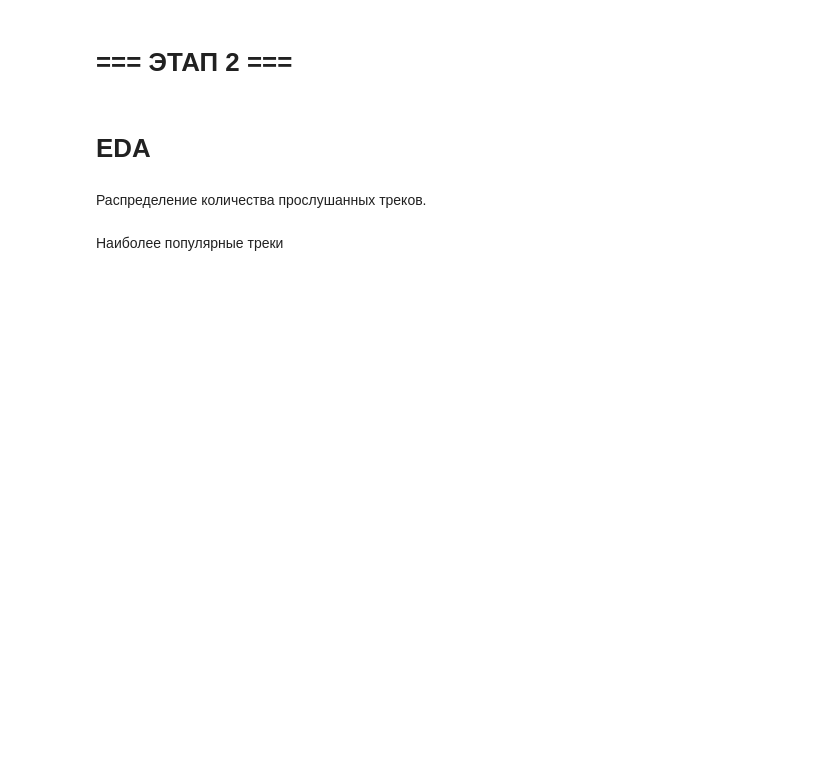
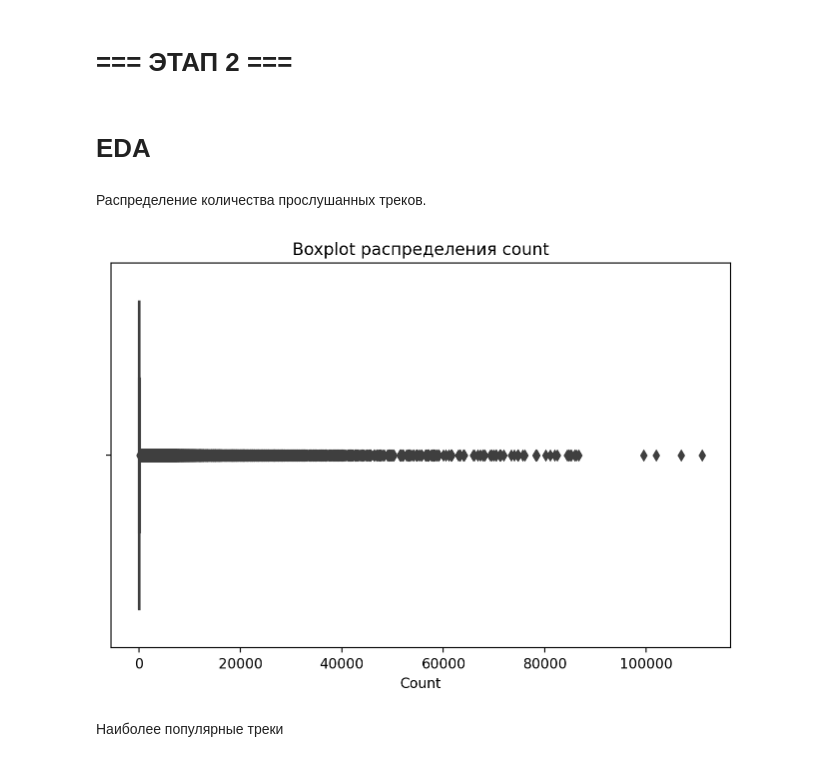
Before and after one commit to ArmJav/mle-recsys-project, a Jupyter notebook: recommendations.ipynb, the cells around one changed output. Drawn from its saved outputs; the diff is of its cells as text; code cells hidden in the pictures; blank space fills up the shorter version.

```diff
--- a/recommendations.ipynb
+++ b/recommendations.ipynb
@@ -14,7 +43,7 @@ import pandas as pd
 - catalog_names.parquet
 - interactions.parquet
 # %%
-rec = pd.read_parquet("recommendations.parquet")
-top = pd.read_parquet("top_popular.parquet")
-sim = pd.read_parquet("similar.parquet")
+tracks = pd.read_parquet('tracks.parquet')
+catalog_names = pd.read_parquet('catalog_names.parquet')
+interactions = pd.read_parquet('interactions.parquet')
 # %%
@@ -78,5 +101,16 @@ array([1000004, 1000005, 1000007, 1000009, 1000011, 1000013, 1000014,
 # EDA
 # %% [markdown]
 Распределение количества прослушанных треков.
+# %%
+interactions_track_count = interactions.groupby('track_id').agg(count=('user_id', 'count')).reset_index()
+# %%
+
+plt.figure(figsize=(8, 5))
+sns.boxplot(x=interactions_track_count['count'])
+plt.title('Boxplot распределения count')
+plt.xlabel('Count')
+plt.show()
+# %% [output]
+[figure, added]
 # %% [markdown]
 Наиболее популярные треки
```
Also changed, not shown: parts of 83 cells of this notebook, 1 other file.
